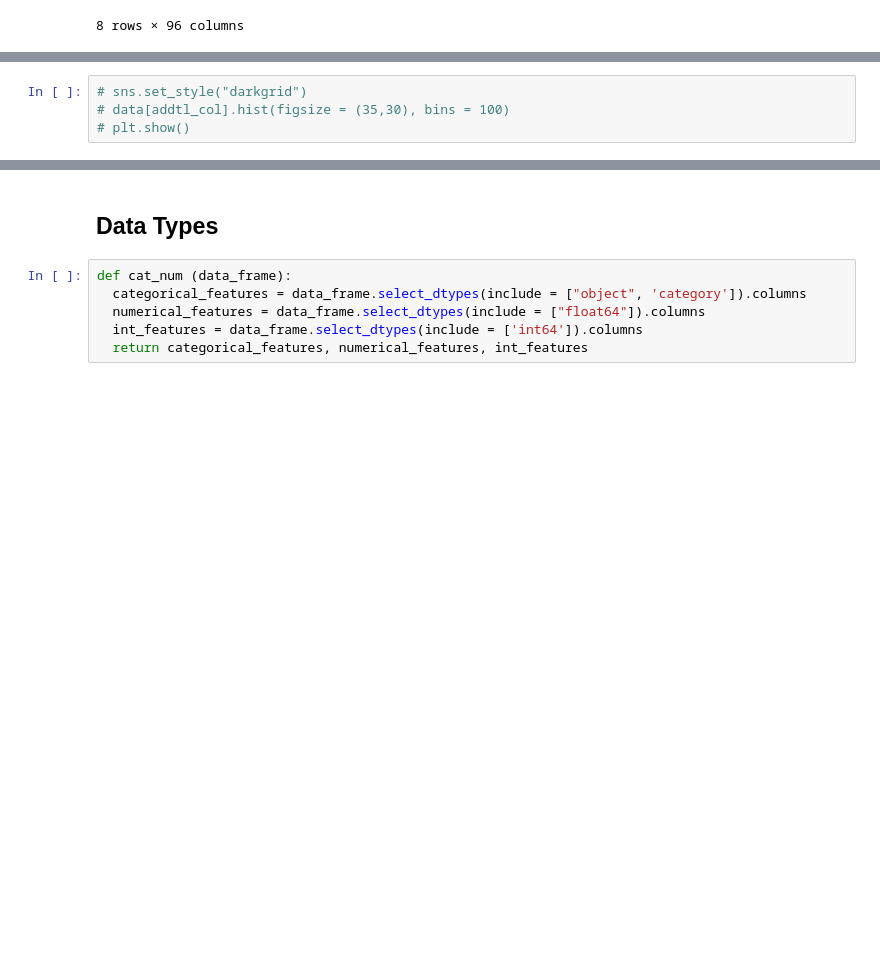
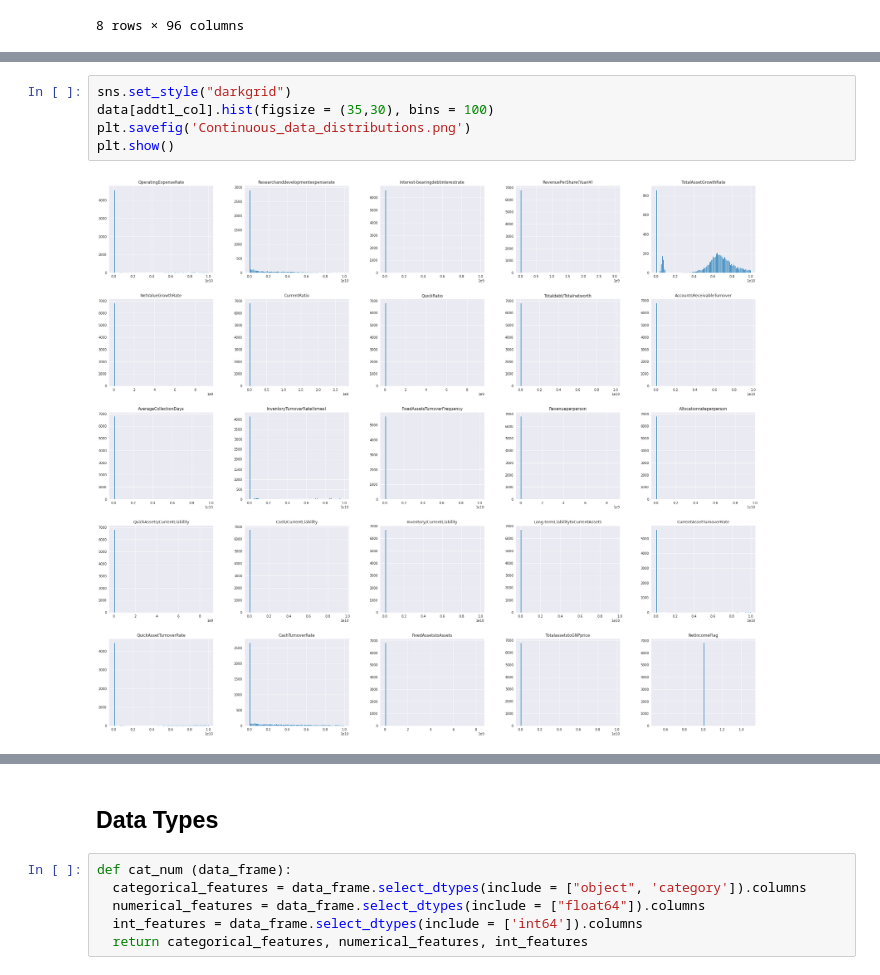
Before and after one commit to oimartin/company_bankruptcy_predictions, a Jupyter notebook: Notebook_bankrupt.ipynb, the cells around one changed output, grey strips where cells are left out. Saved outputs shown, nothing was run; the diff lists cells and outputs as text; blank space fills up the shorter version.

```diff
--- a/Notebook_bankrupt.ipynb
+++ b/Notebook_bankrupt.ipynb
@@ -116,5 +140,8 @@ display(len(addtl_col))
 # %%
-# sns.set_style("darkgrid")
-# data[addtl_col].hist(figsize = (35,30), bins = 100)
-# plt.show()
+sns.set_style("darkgrid")
+data[addtl_col].hist(figsize = (35,30), bins = 100)
+plt.savefig('Continuous_data_distributions.png')
+plt.show()
+# %% [output]
+[figure, added]
 # %%
```
Also changed, not shown: parts of 65 cells of this notebook.
